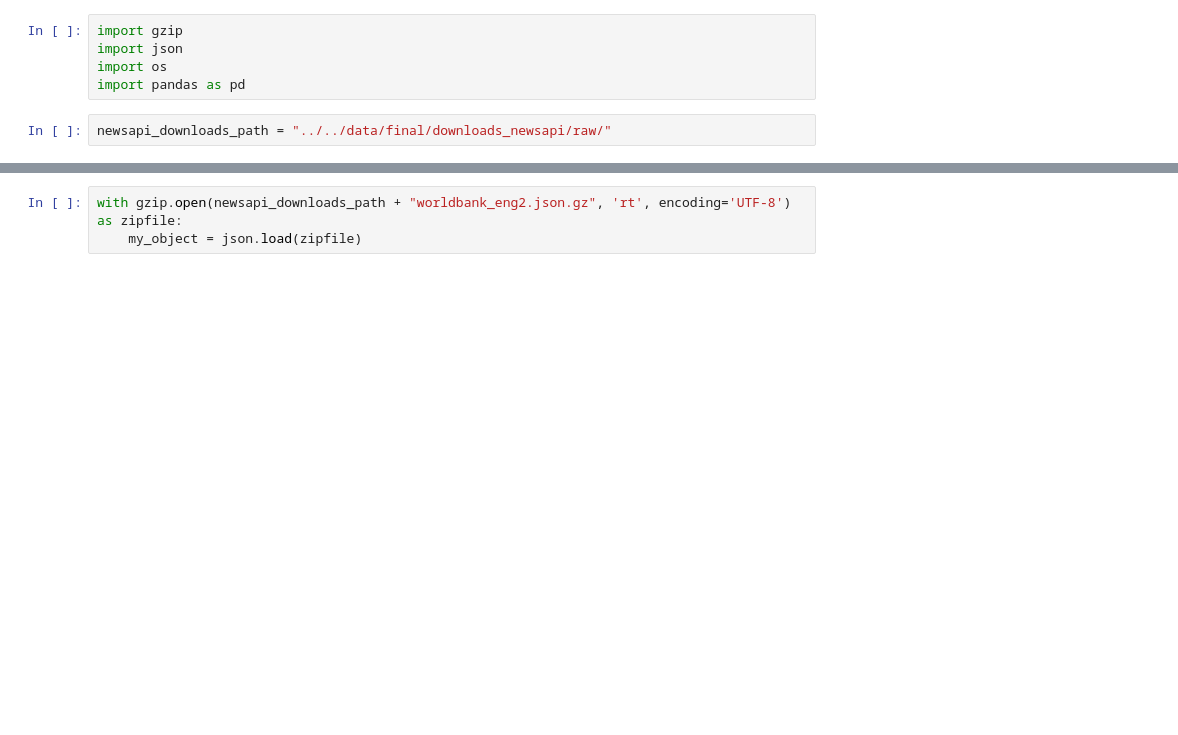
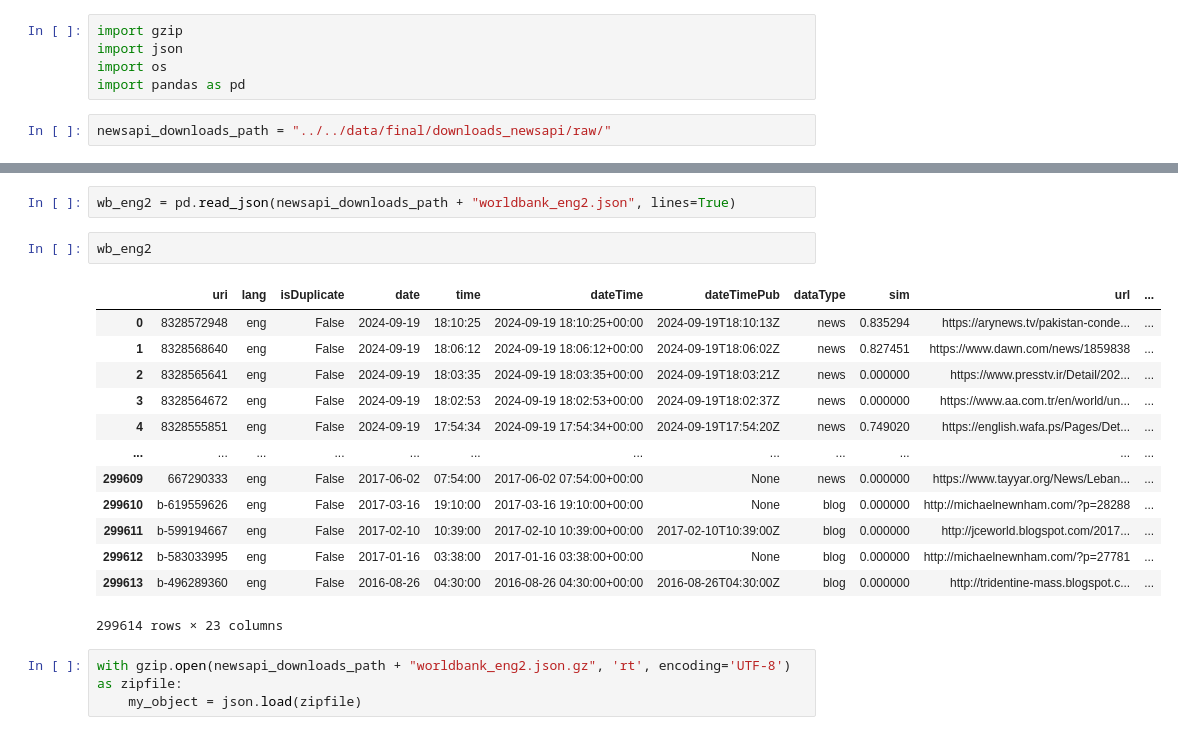
Before and after one commit to philippzi98/food_crises_mashreq, a Jupyter notebook: exploratory_news_sources/reading_historical_data.ipynb, the cells around one changed output, grey strips where cells are left out. Drawn from its saved outputs; the diff is of its cells as text; blank space fills up the shorter version.

```diff
--- a/exploratory_news_sources/reading_historical_data.ipynb
+++ b/exploratory_news_sources/reading_historical_data.ipynb
@@ -13,5 +15,23 @@ os.listdir(newsapi_downloads_path)
  'worldbank_ara.json.gz',
  'worldbank_eng2.json.gz']
+# %%
+wb_eng2 = pd.read_json(newsapi_downloads_path + "worldbank_eng2.json", lines=True)
+# %%
+wb_eng2
+# %% [output]
+|  | uri | lang | isDuplicate | date | time | dateTime | dateTimePub | dataType | sim | url | ... |
+| 0 | 8328572948 | eng | False | 2024-09-19 | 18:10:25 | 2024-09-19 18:10:25+00:00 | 2024-09-19T18:10:13Z | news | 0.835294 | https://arynews.tv/pakistan-conde... | ... |
+| 1 | 8328568640 | eng | False | 2024-09-19 | 18:06:12 | 2024-09-19 18:06:12+00:00 | 2024-09-19T18:06:02Z | news | 0.827451 | https://www.dawn.com/news/1859838 | ... |
+| 2 | 8328565641 | eng | False | 2024-09-19 | 18:03:35 | 2024-09-19 18:03:35+00:00 | 2024-09-19T18:03:21Z | news | 0.000000 | https://www.presstv.ir/Detail/202... | ... |
+| 3 | 8328564672 | eng | False | 2024-09-19 | 18:02:53 | 2024-09-19 18:02:53+00:00 | 2024-09-19T18:02:37Z | news | 0.000000 | https://www.aa.com.tr/en/world/un... | ... |
+| 4 | 8328555851 | eng | False | 2024-09-19 | 17:54:34 | 2024-09-19 17:54:34+00:00 | 2024-09-19T17:54:20Z | news | 0.749020 | https://english.wafa.ps/Pages/Det... | ... |
+| ... | ... | ... | ... | ... | ... | ... | ... | ... | ... | ... | ... |
+| 299609 | 667290333 | eng | False | 2017-06-02 | 07:54:00 | 2017-06-02 07:54:00+00:00 | None | news | 0.000000 | https://www.tayyar.org/News/Leban... | ... |
+| 299610 | b-619559626 | eng | False | 2017-03-16 | 19:10:00 | 2017-03-16 19:10:00+00:00 | None | blog | 0.000000 | http://michaelnewnham.com/?p=28288 | ... |
+| 299611 | b-599194667 | eng | False | 2017-02-10 | 10:39:00 | 2017-02-10 10:39:00+00:00 | 2017-02-10T10:39:00Z | blog | 0.000000 | http://jceworld.blogspot.com/2017... | ... |
+| 299612 | b-583033995 | eng | False | 2017-01-16 | 03:38:00 | 2017-01-16 03:38:00+00:00 | None | blog | 0.000000 | http://michaelnewnham.com/?p=27781 | ... |
+| 299613 | b-496289360 | eng | False | 2016-08-26 | 04:30:00 | 2016-08-26 04:30:00+00:00 | 2016-08-26T04:30:00Z | blog | 0.000000 | http://tridentine-mass.blogspot.c... | ... |
+299614 rows × 23 columns
 # %%
 with gzip.open(newsapi_downloads_path + "worldbank_eng2.json.gz", 'rt', encoding='UTF-8') as zipfile:
     my_object = json.load(zipfile)
```
Also changed, not shown: parts of 1 cell of this notebook, 3 other files.
